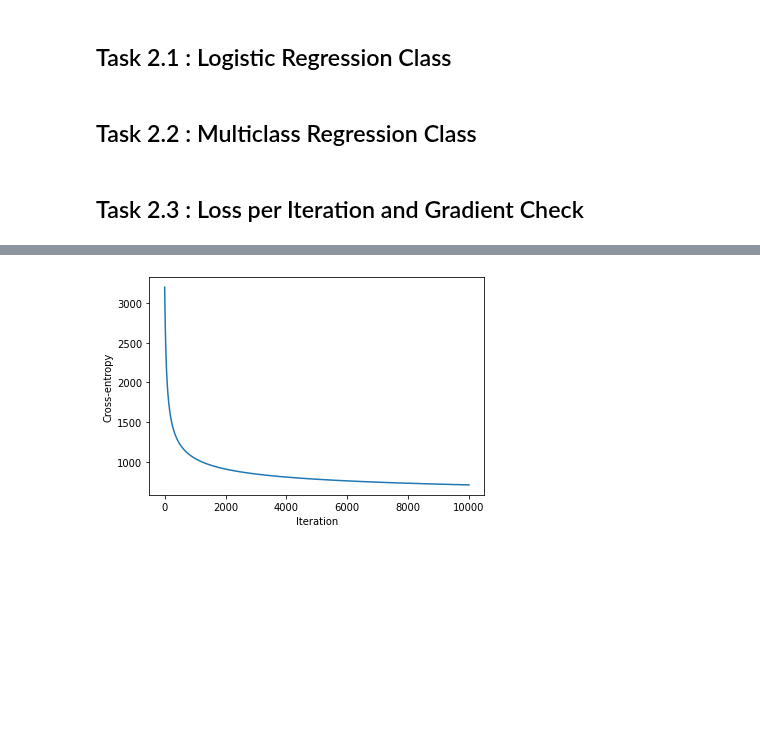
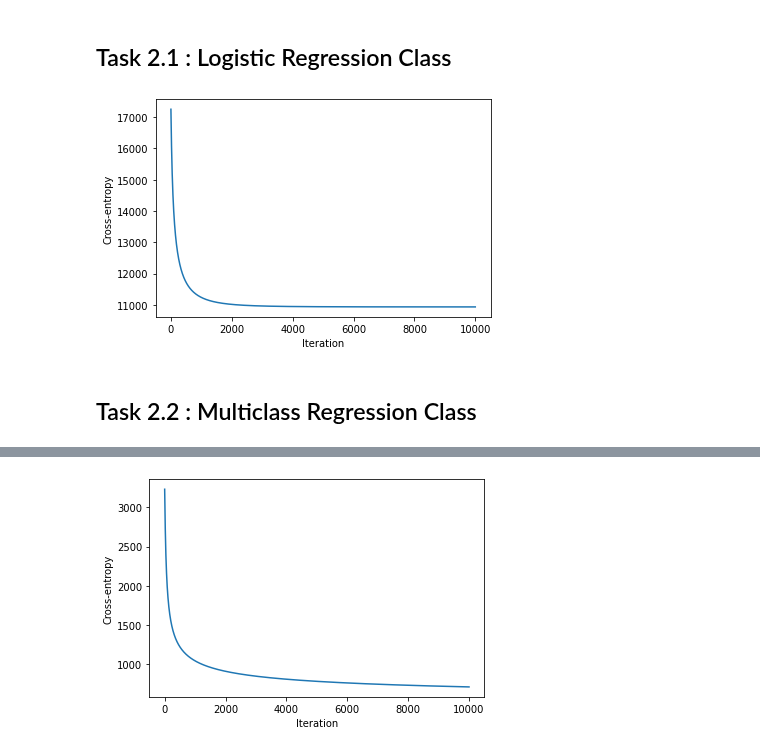
Before and after one commit to acollin19/comp551, a Jupyter notebook: A2/assignment2_group_24.ipynb, the cells around one changed output, grey strips where cells are left out. Saved outputs shown, nothing was run; the diff lists cells and outputs as text; code cells hidden in the pictures; blank space fills up the shorter version.

```diff
--- a/A2/assignment2_group_24.ipynb
+++ b/A2/assignment2_group_24.ipynb
@@ -290,6 +314,18 @@ class LogisticRegression:
             x = np.column_stack([x,np.ones(Nt)])
         yh = logistic(np.dot(x,self.w))            #predict output
         return yh
+# %%
+# Loss per Iteration
+
+model = LogisticRegression()
+fit = model.fit(imdb_X_train,IMDB_y_train)
+
+plt.plot(fit.losses)
+plt.xlabel('Iteration')
+plt.ylabel('Cross-entropy')
+plt.show()
+# %% [output]
+[figure, added]
 # %% [markdown]
 ## Task 2.2 : Multiclass Regression Class
 # %%
@@ -356,6 +392,4 @@ class Multinomial_logistic:
 
     def evaluate(self, y, y_pred):
       return np.sum(np.argmax(y_pred, axis=1) == np.argmax(y, axis=1)) / y.shape[0]
-# %% [markdown]
-## Task 2.3 : Loss per Iteration and Gradient Check
 # %%
```
Also changed, not shown: parts of 14 cells of this notebook.
